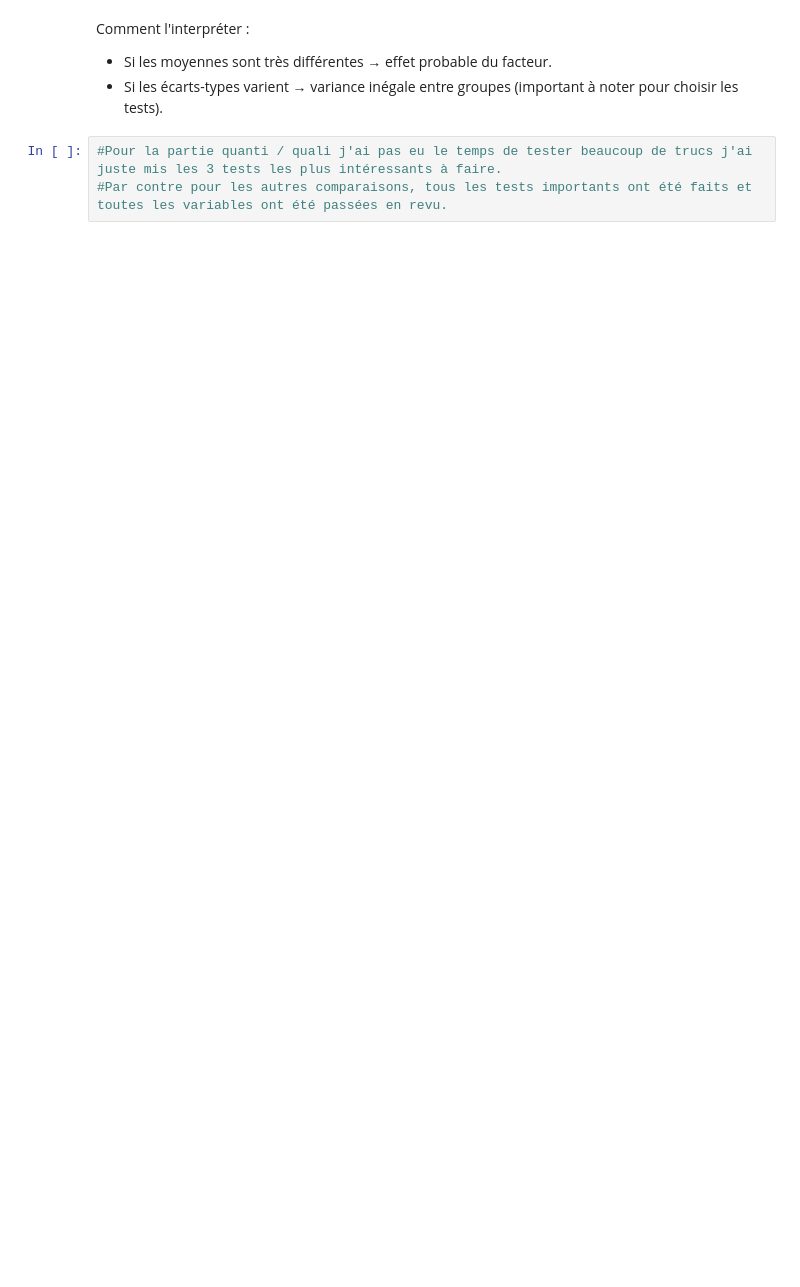
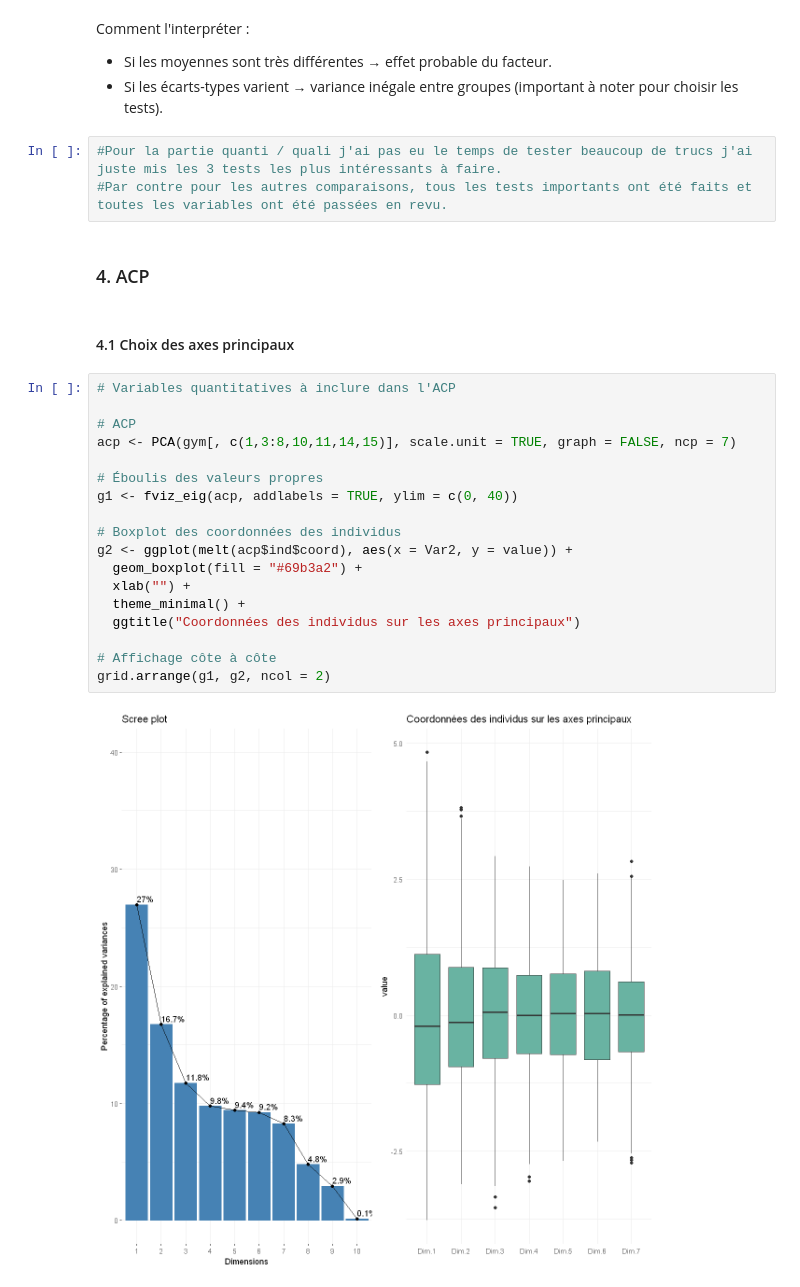
Before and after one commit to QUENTINTOUIL/Projet_ML, a Jupyter notebook: V2_R.ipynb, the cells around one changed output. Saved outputs shown, nothing was run; the diff lists cells and outputs as text; blank space fills up the shorter version.

```diff
--- a/V2_R.ipynb
+++ b/V2_R.ipynb
@@ -499,3 +507,27 @@ Comment l'interpréter :
 # %%
 #Pour la partie quanti / quali j'ai pas eu le temps de tester beaucoup de trucs j'ai juste mis les 3 tests les plus intéressants à faire.
 #Par contre pour les autres comparaisons, tous les tests importants ont été faits et toutes les variables ont été passées en revu.
+# %% [markdown]
+### 4. ACP
+# %% [markdown]
+#### 4.1 Choix des axes principaux
+# %%
+# Variables quantitatives à inclure dans l'ACP
+
+# ACP
+acp <- PCA(gym[, c(1,3:8,10,11,14,15)], scale.unit = TRUE, graph = FALSE, ncp = 7)
+
+# Éboulis des valeurs propres
+g1 <- fviz_eig(acp, addlabels = TRUE, ylim = c(0, 40))
+
+# Boxplot des coordonnées des individus
+g2 <- ggplot(melt(acp$ind$coord), aes(x = Var2, y = value)) +
+  geom_boxplot(fill = "#69b3a2") +
+  xlab("") +
+  theme_minimal() +
+  ggtitle("Coordonnées des individus sur les axes principaux")
+
+# Affichage côte à côte
+grid.arrange(g1, g2, ncol = 2)
+# %% [output]
+[figure, added]
```
Also changed, not shown: parts of 24 cells of this notebook.
